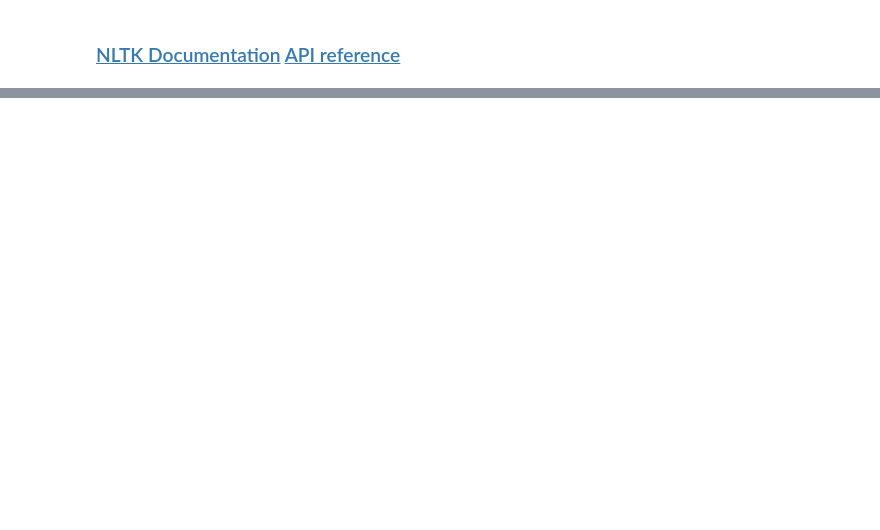
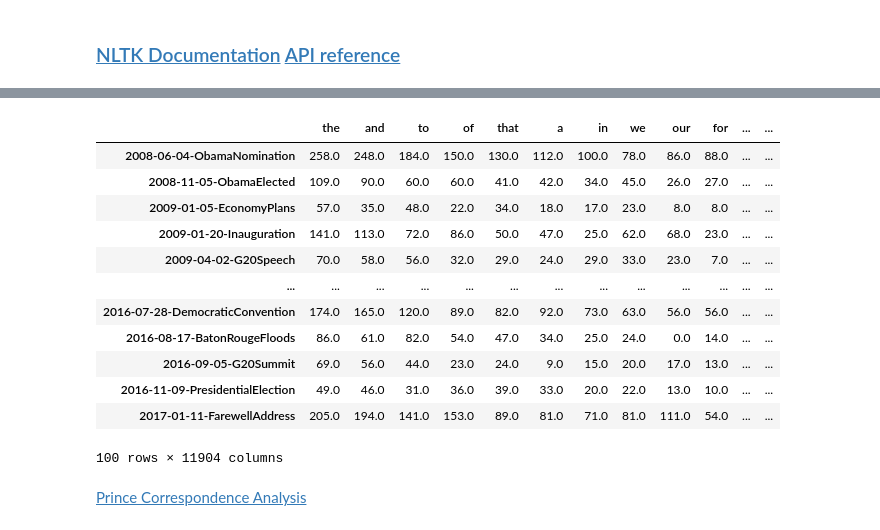
Before and after one commit to pday2/ObamaNLP, a Jupyter notebook: correspondenceAnalysis.ipynb, the cells around one changed output, grey strips where cells are left out. Cells and saved outputs as stored; diff of their text form; code cells hidden in the pictures; blank space fills up the shorter version.

Commit message:
correspondence analysis some serious headway

```diff
--- a/correspondenceAnalysis.ipynb
+++ b/correspondenceAnalysis.ipynb
@@ -99,0 +103,5 @@ dict(freqlist)
+# %%
+# list of all the words in the freqlist which is from all 100 documents
+words = list(set(dict(freqlist).keys()))
+# was getting a weird error below, just making sure all are strings, no numbers
+words = [str(word) for word in words]
@@ -99,0 +110,16 @@ dict(freqlist)
+# %%
+# Get counts of all words in 'words' for each speech/article
+# I'm doing this the slow way so I can be sure the results are correct.
+# I was getting weird numbers using other methods,
+#    like using sklearn countvectorizer I was getting 2900 for 'deepwater' when it should be 4
+# I realize this is ugly
+counts = []
+for i in range(len(df['text_oba'])):
+    sums = []
+    for word in words:
+        summ = 0
+        for docword in df['text_oba'][i].split():
+            if docword == word:
+                summ+=1
+        sums.append(summ)
+    counts.append(sums)
@@ -99,0 +140,6 @@ dict(freqlist)
+# %%
+# Contingency table
+filenames = [name.replace('.txt', '') for name in df['file']]
+conttab = pd.DataFrame(counts, columns = words, index = filenames, dtype='int')
+# %%
+conttab.loc['sum',:] = conttab.sum(axis=0)
@@ -99,0 +162,19 @@ dict(freqlist)
+# %%
+# And here is the full Contingency Table, sorted with most frequent words first
+conttab.sort_values(by='sum', axis=1, ascending=False, inplace=True)
+conttab.drop('sum', inplace=True)
+conttab
+# %% [output]
+|  | the | and | to | of | that | a | in | we | our | for | ... | ... |
+| 2008-06-04-ObamaNomination | 258.0 | 248.0 | 184.0 | 150.0 | 130.0 | 112.0 | 100.0 | 78.0 | 86.0 | 88.0 | ... | ... |
+| 2008-11-05-ObamaElected | 109.0 | 90.0 | 60.0 | 60.0 | 41.0 | 42.0 | 34.0 | 45.0 | 26.0 | 27.0 | ... | ... |
+| 2009-01-05-EconomyPlans | 57.0 | 35.0 | 48.0 | 22.0 | 34.0 | 18.0 | 17.0 | 23.0 | 8.0 | 8.0 | ... | ... |
+| 2009-01-20-Inauguration | 141.0 | 113.0 | 72.0 | 86.0 | 50.0 | 47.0 | 25.0 | 62.0 | 68.0 | 23.0 | ... | ... |
+| 2009-04-02-G20Speech | 70.0 | 58.0 | 56.0 | 32.0 | 29.0 | 24.0 | 29.0 | 33.0 | 23.0 | 7.0 | ... | ... |
+| ... | ... | ... | ... | ... | ... | ... | ... | ... | ... | ... | ... | ... |
+| 2016-07-28-DemocraticConvention | 174.0 | 165.0 | 120.0 | 89.0 | 82.0 | 92.0 | 73.0 | 63.0 | 56.0 | 56.0 | ... | ... |
+| 2016-08-17-BatonRougeFloods | 86.0 | 61.0 | 82.0 | 54.0 | 47.0 | 34.0 | 25.0 | 24.0 | 0.0 | 14.0 | ... | ... |
+| 2016-09-05-G20Summit | 69.0 | 56.0 | 44.0 | 23.0 | 24.0 | 9.0 | 15.0 | 20.0 | 17.0 | 13.0 | ... | ... |
+| 2016-11-09-PresidentialElection | 49.0 | 46.0 | 31.0 | 36.0 | 39.0 | 33.0 | 20.0 | 22.0 | 13.0 | 10.0 | ... | ... |
+| 2017-01-11-FarewellAddress | 205.0 | 194.0 | 141.0 | 153.0 | 89.0 | 81.0 | 71.0 | 81.0 | 111.0 | 54.0 | ... | ... |
+100 rows × 11904 columns
@@ -99,0 +192,2 @@ dict(freqlist)
+# %% [markdown]
+<A HREF="https://github.com/MaxHalford/prince#correspondence-analysis-ca">Prince Correspondence Analysis</A>
```
Also changed, not shown: parts of 32 cells of this notebook, 7 other files.
